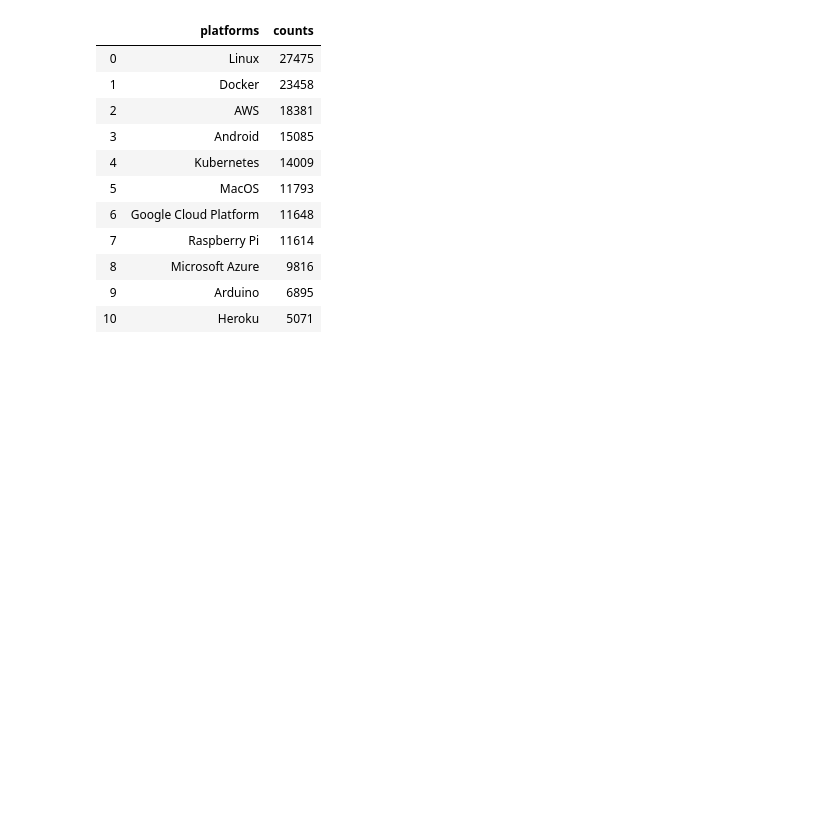
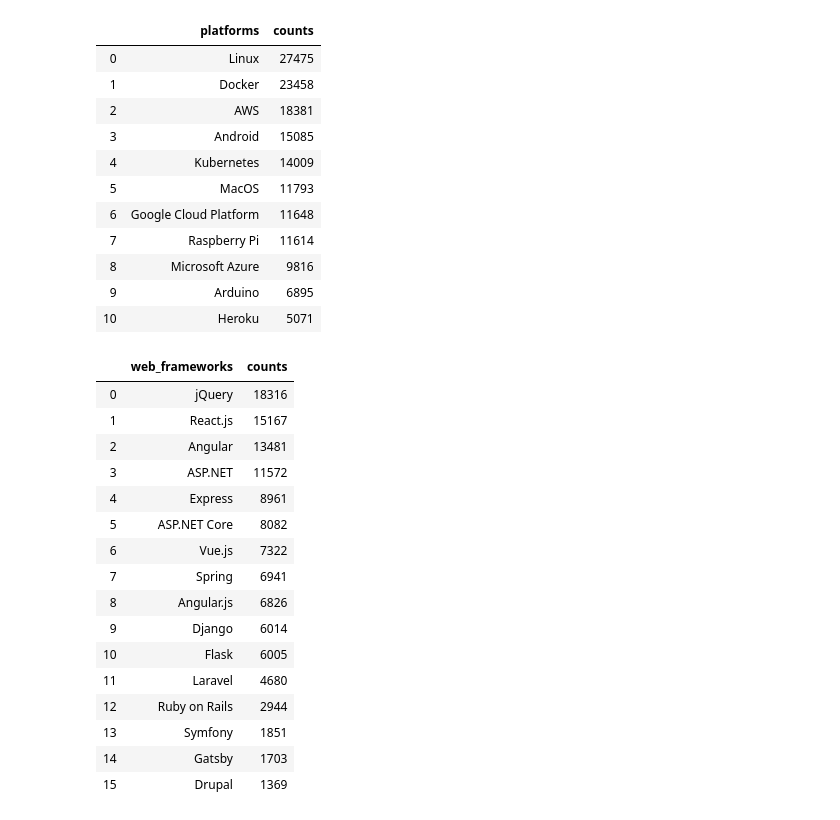
Before and after one commit to hananather/stackoverflow, a Jupyter notebook: Notebook-1.ipynb, the cells around one changed output. Drawn from its saved outputs; the diff is of its cells as text; code cells hidden in the pictures; blank space fills up the shorter version.

```diff
--- a/Notebook-1.ipynb
+++ b/Notebook-1.ipynb
@@ -197,0 +196,24 @@ if 'data' or 'Data'in
+# %%
+web_frameworks = ['Angular', 'Angular.js', 'ASP.NET', 'ASP.NET Core', 'Django', 'Drupal',
+                  'Express', 'Flask', 'Gatsby', 'jQuery', 'Laravel', 'React.js', 'Ruby on Rails',
+                  'Spring', 'Symfony', 'Vue.js']
+# %%
+clean_counts(df,'WebframeWorkedWith', web_frameworks, 'web_frameworks')
+# %% [output]
+|  | web_frameworks | counts |
+| 0 | jQuery | 18316 |
+| 1 | React.js | 15167 |
+| 2 | Angular | 13481 |
+| 3 | ASP.NET | 11572 |
+| 4 | Express | 8961 |
+| 5 | ASP.NET Core | 8082 |
+| 6 | Vue.js | 7322 |
+| 7 | Spring | 6941 |
+| 8 | Angular.js | 6826 |
+| 9 | Django | 6014 |
+| 10 | Flask | 6005 |
+| 11 | Laravel | 4680 |
+| 12 | Ruby on Rails | 2944 |
+| 13 | Symfony | 1851 |
+| 14 | Gatsby | 1703 |
+| 15 | Drupal | 1369 |
```
Also changed, not shown: parts of 6 cells of this notebook.
